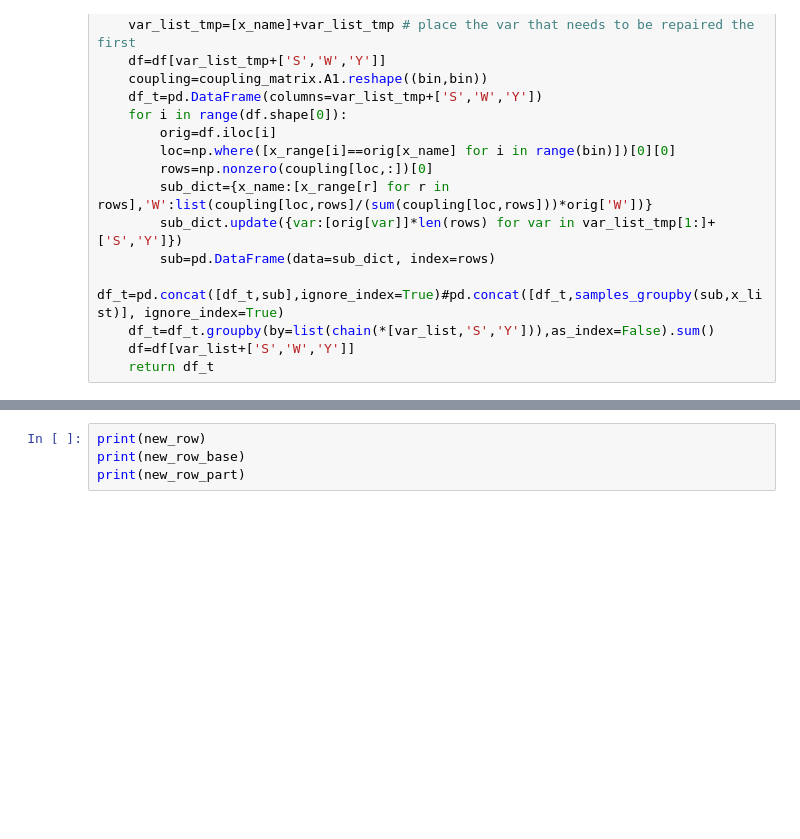
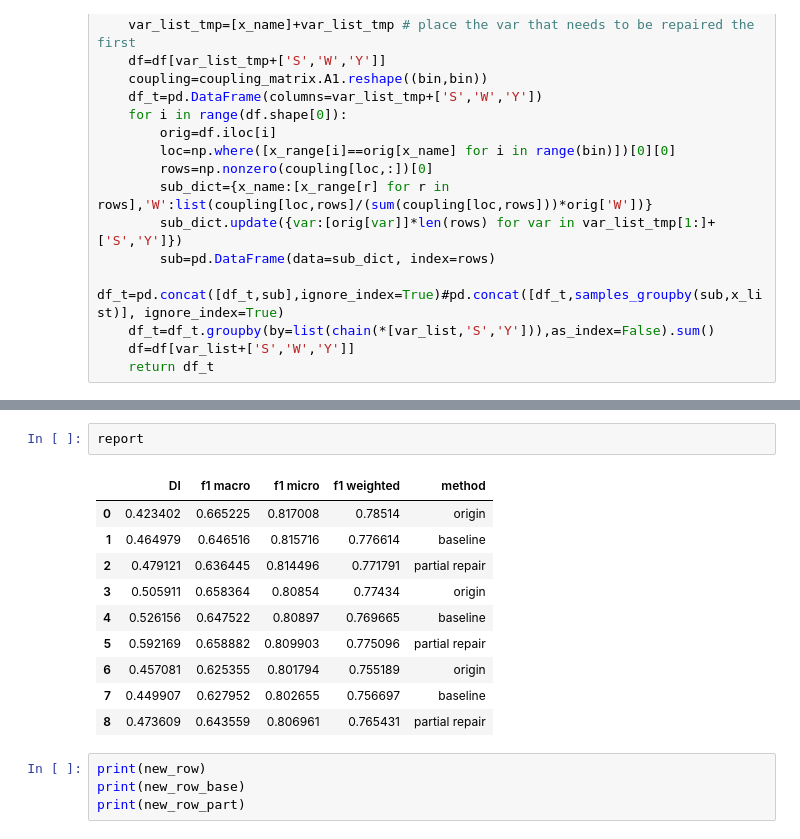
Before and after one commit to Quan-Zhou/OT_Debiasing, a Jupyter notebook: Dykstra_fromadult_higher.ipynb, the cells around one changed output, grey strips where cells are left out. Drawn from its saved outputs; the diff is of its cells as text; blank space fills up the shorter version.

```diff
--- a/Dykstra_fromadult_higher.ipynb
+++ b/Dykstra_fromadult_higher.ipynb
@@ -389,5 +394,18 @@ f1 weighted          0.765515
 method         partial repair
 dtype: object
+# %%
+report
+# %% [output]
+|  | DI | f1 macro | f1 micro | f1 weighted | method |
+| 0 | 0.423402 | 0.665225 | 0.817008 | 0.78514 | origin |
+| 1 | 0.464979 | 0.646516 | 0.815716 | 0.776614 | baseline |
+| 2 | 0.479121 | 0.636445 | 0.814496 | 0.771791 | partial repair |
+| 3 | 0.505911 | 0.658364 | 0.80854 | 0.77434 | origin |
+| 4 | 0.526156 | 0.647522 | 0.80897 | 0.769665 | baseline |
+| 5 | 0.592169 | 0.658882 | 0.809903 | 0.775096 | partial repair |
+| 6 | 0.457081 | 0.625355 | 0.801794 | 0.755189 | origin |
+| 7 | 0.449907 | 0.627952 | 0.802655 | 0.756697 | baseline |
+| 8 | 0.473609 | 0.643559 | 0.806961 | 0.765431 | partial repair |
 # %%
 print(new_row)
 print(new_row_base)
```
Also changed, not shown: parts of 3 cells of this notebook.
